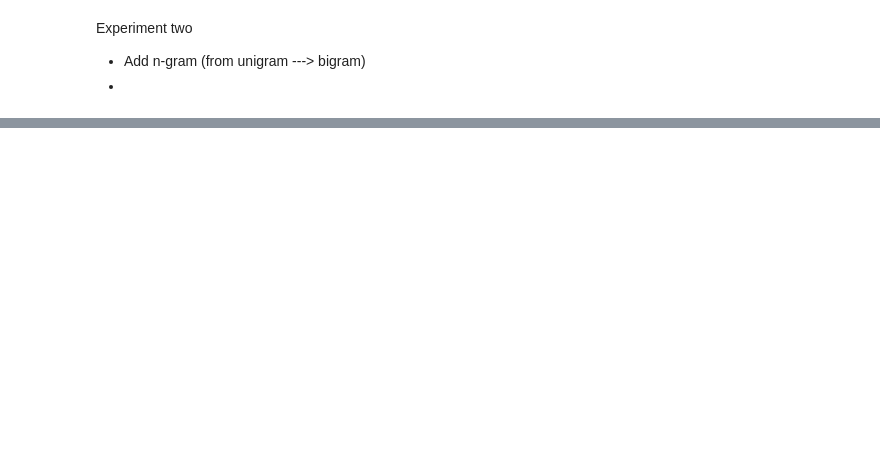
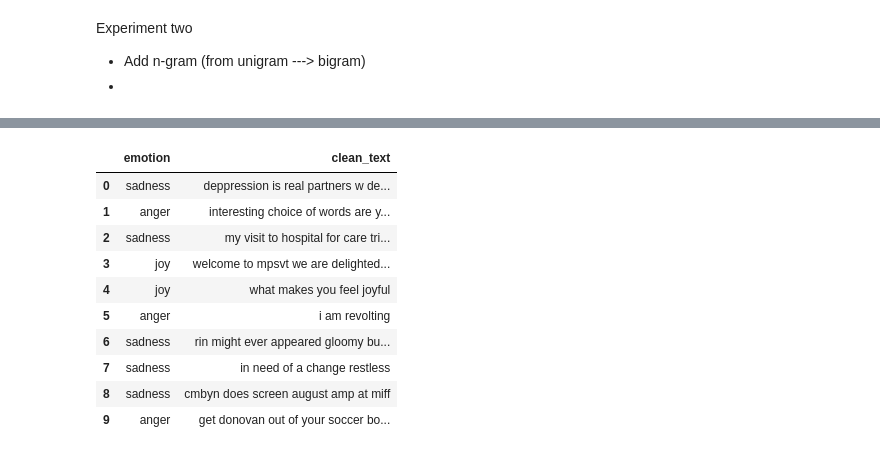
Before and after one commit to Fatai-soliu/emotion-text-ml, a Jupyter notebook: notebooks/data_modelling.ipynb, the cells around one changed output, grey strips where cells are left out. Cells and saved outputs as stored; diff of their text form; code cells hidden in the pictures; blank space fills up the shorter version.

```diff
--- a/notebooks/data_modelling.ipynb
+++ b/notebooks/data_modelling.ipynb
@@ -215,0 +594,4 @@ Experiment two
+# %%
+## Load Test data
+
+tweet_test_df = pd.read_csv("/Users/soliufatai/Documents/PersonalDocuments/Data_Science_ML_AI_Krish_Naik/Complete-Data-Science-With-Machine-Learning-And-NLP-2024-main/2-Introduction/Intro/emotion-text-ml/data/tweet_test.csv")
@@ -215,0 +620,18 @@ Experiment two
+# %%
+## Clean text data
+import sys
+sys.path.append("..")
+from src.utils import clean_text
+import re
+from nltk.corpus import stopwords
+
+#stopwords
+stop_words = set(stopwords.words('english'))
+
+#Keep important words
+stop_words -= {"not", "no", "i"}
+
+#clean data
+tweet_test_df_copy = tweet_test_df[['text', 'emotion']].copy()
+
+tweet_test_df_copy['clean_text'] = tweet_test_df_copy['text'].apply(clean_text)
@@ -215,0 +647,15 @@ Experiment two
+# %%
+cleaned_test_df = tweet_test_df_copy[['emotion', 'clean_text']].copy()
+cleaned_test_df.head(10)
+# %% [output]
+|  | emotion | clean_text |
+| 0 | sadness | deppression is real partners w de... |
+| 1 | anger | interesting choice of words are y... |
+| 2 | sadness | my visit to hospital for care tri... |
+| 3 | joy | welcome to mpsvt we are delighted... |
+| 4 | joy | what makes you feel joyful |
+| 5 | anger | i am revolting |
+| 6 | sadness | rin might ever appeared gloomy bu... |
+| 7 | sadness | in need of a change restless |
+| 8 | sadness | cmbyn does screen august amp at miff |
+| 9 | anger | get donovan out of your soccer bo... |
```
Also changed, not shown: parts of 34 cells of this notebook, 2 other files.
